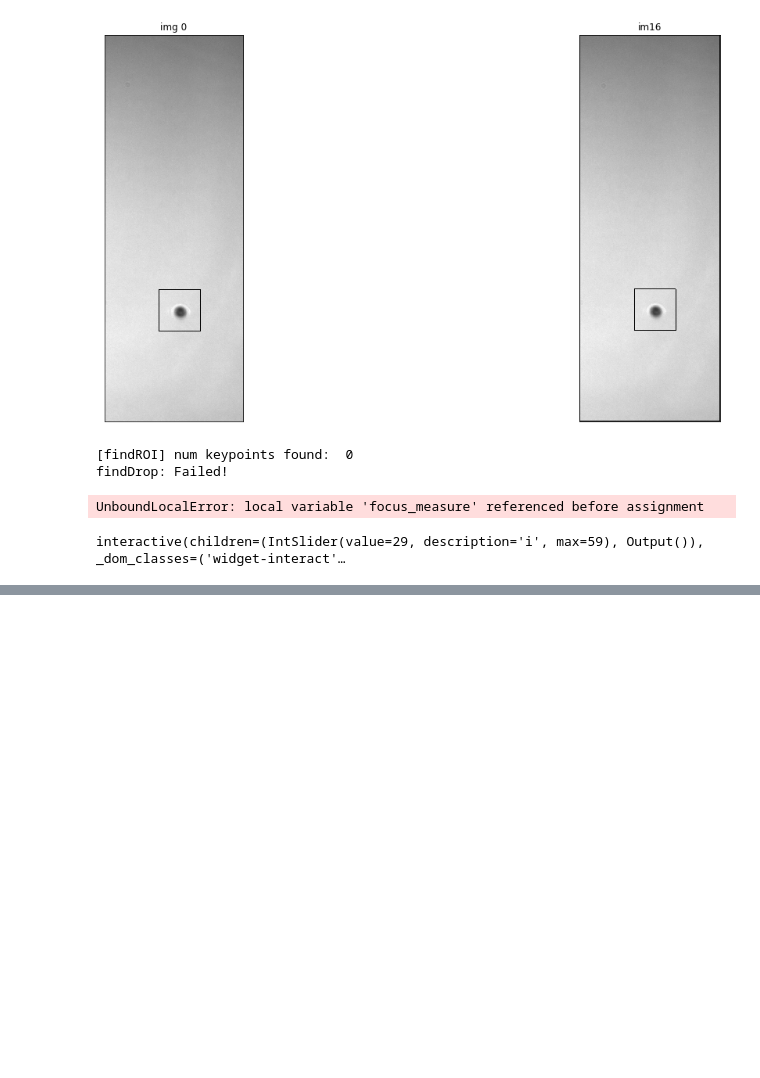
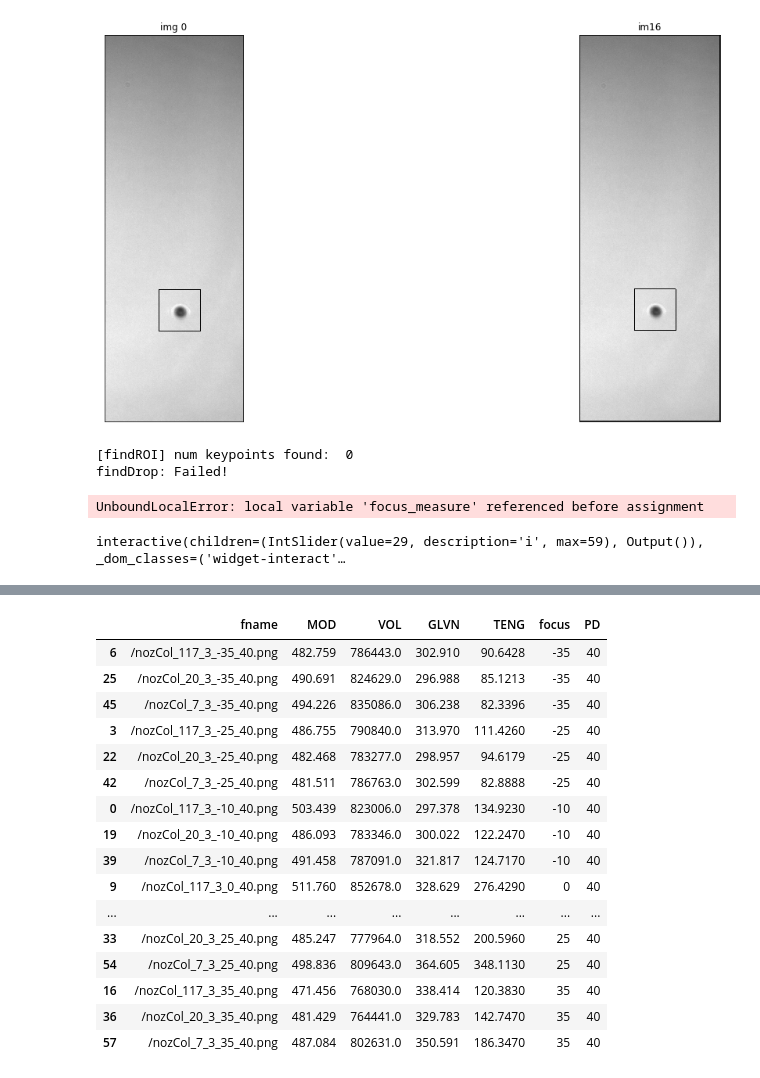
Before and after one commit to Aniruddh1/ipython-opencv-notebooks, a Jupyter notebook: notebooks/DIF_AutoFocus.ipynb, the cells around one changed output, grey strips where cells are left out. Saved outputs shown, nothing was run; the diff lists cells and outputs as text; code cells hidden in the pictures; blank space fills up the shorter version.

```diff
--- a/notebooks/DIF_AutoFocus.ipynb
+++ b/notebooks/DIF_AutoFocus.ipynb
@@ -758,0 +763,3 @@ interactive(children=(IntSlider(value=29, description='i', max=59), Output()), _
+# %%
+#focusMeas_file = paths.tmp_dir + '/2018-08-01_15.47.50_focusMeasures.csv'
+focusMeas_file = paths.tmp_dir + '/2018-08-02_10.38.03_focusMeasures.csv'
@@ -758,0 +800,24 @@ interactive(children=(IntSlider(value=29, description='i', max=59), Output()), _
+# %%
+focusMeas_df = focusMeas_df.sort_values(by=['focus', 'PD'])
+focusMeas_40_df = focusMeas_df.loc[focusMeas_df['PD'] == 40]
+focusMeas_60_df = focusMeas_df.loc[focusMeas_df['PD'] == 60]
+focusMeas_80_df = focusMeas_df.loc[focusMeas_df['PD'] == 80]
+focusMeas_40_df
+# %% [output]
+|  | fname | MOD | VOL | GLVN | TENG | focus | PD |
+| 6 | /nozCol_117_3_-35_40.png | 482.759 | 786443.0 | 302.910 | 90.6428 | -35 | 40 |
+| 25 | /nozCol_20_3_-35_40.png | 490.691 | 824629.0 | 296.988 | 85.1213 | -35 | 40 |
+| 45 | /nozCol_7_3_-35_40.png | 494.226 | 835086.0 | 306.238 | 82.3396 | -35 | 40 |
+| 3 | /nozCol_117_3_-25_40.png | 486.755 | 790840.0 | 313.970 | 111.4260 | -25 | 40 |
+| 22 | /nozCol_20_3_-25_40.png | 482.468 | 783277.0 | 298.957 | 94.6179 | -25 | 40 |
+| 42 | /nozCol_7_3_-25_40.png | 481.511 | 786763.0 | 302.599 | 82.8888 | -25 | 40 |
+| 0 | /nozCol_117_3_-10_40.png | 503.439 | 823006.0 | 297.378 | 134.9230 | -10 | 40 |
+| 19 | /nozCol_20_3_-10_40.png | 486.093 | 783346.0 | 300.022 | 122.2470 | -10 | 40 |
+| 39 | /nozCol_7_3_-10_40.png | 491.458 | 787091.0 | 321.817 | 124.7170 | -10 | 40 |
+| 9 | /nozCol_117_3_0_40.png | 511.760 | 852678.0 | 328.629 | 276.4290 | 0 | 40 |
+| ... | ... | ... | ... | ... | ... | ... | ... |
+| 33 | /nozCol_20_3_25_40.png | 485.247 | 777964.0 | 318.552 | 200.5960 | 25 | 40 |
+| 54 | /nozCol_7_3_25_40.png | 498.836 | 809643.0 | 364.605 | 348.1130 | 25 | 40 |
+| 16 | /nozCol_117_3_35_40.png | 471.456 | 768030.0 | 338.414 | 120.3830 | 35 | 40 |
+| 36 | /nozCol_20_3_35_40.png | 481.429 | 764441.0 | 329.783 | 142.7470 | 35 | 40 |
+| 57 | /nozCol_7_3_35_40.png | 487.084 | 802631.0 | 350.591 | 186.3470 | 35 | 40 |
```
Also changed, not shown: parts of 7 cells of this notebook, 2 other files.
